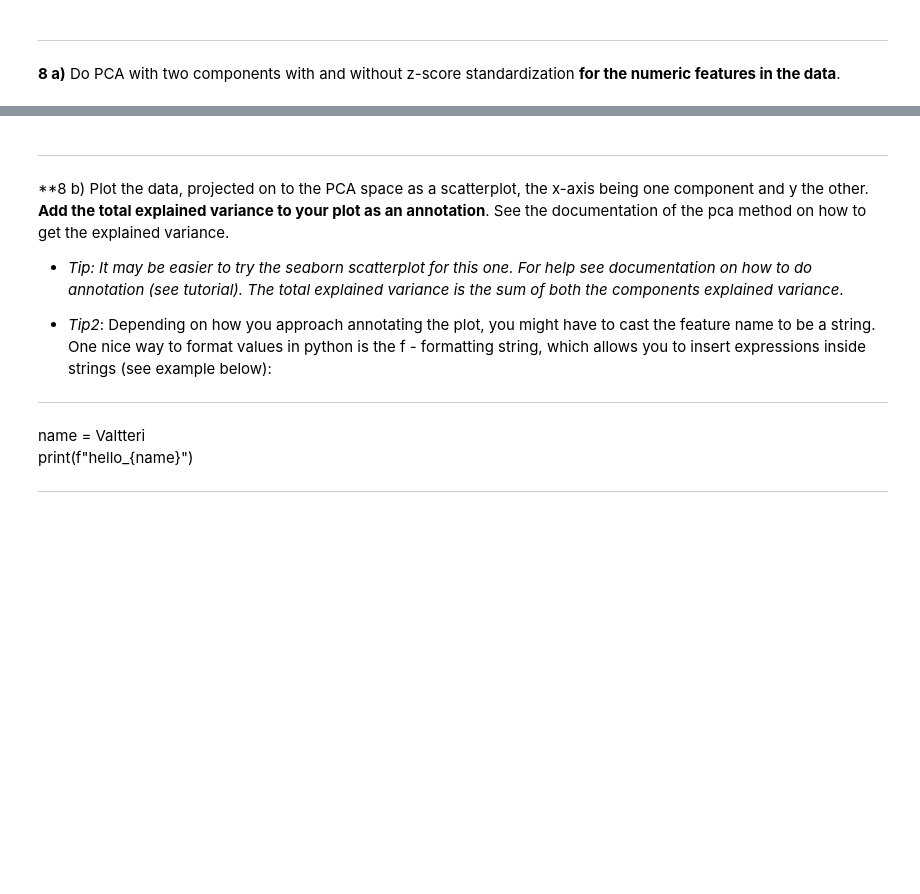
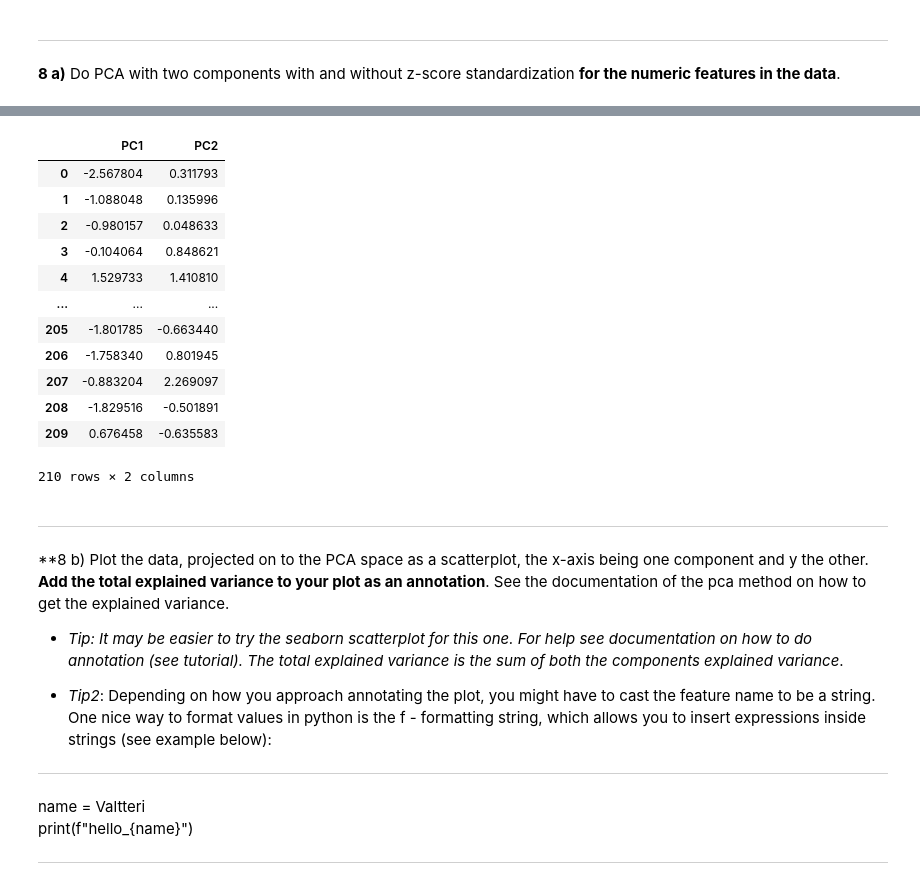
Before and after one commit to konstanyman/DAKD-E1, a Jupyter notebook: Konsta_Nyman_DAKD_2023_exercise_1.ipynb, the cells around one changed output, grey strips where cells are left out. Saved outputs shown, nothing was run; the diff lists cells and outputs as text; code cells hidden in the pictures; blank space fills up the shorter version.

```diff
--- a/Konsta_Nyman_DAKD_2023_exercise_1.ipynb
+++ b/Konsta_Nyman_DAKD_2023_exercise_1.ipynb
@@ -651,3 +678,31 @@ ____________
+# %%
+# with z-score standardization
+
+# standardization using formula
+z_standard_df = (data[numeric_features] - data[numeric_features].mean()) / data[numeric_features].std()
+
+pca.fit(z_standard_df) #fit pca to standardized dataframe
+
+zscore_ev = pca.explained_variance_.sum() #set explained variance to a variable
+
+zscore_pca_df = pd.DataFrame(pca.transform(z_standard_df),
+                             columns=['PC1', 'PC2'])
+
+zscore_pca_df
+# %% [output]
+|  | PC1 | PC2 |
+| 0 | -2.567804 | 0.311793 |
+| 1 | -1.088048 | 0.135996 |
+| 2 | -0.980157 | 0.048633 |
+| 3 | -0.104064 | 0.848621 |
+| 4 | 1.529733 | 1.410810 |
+| ... | ... | ... |
+| 205 | -1.801785 | -0.663440 |
+| 206 | -1.758340 | 0.801945 |
+| 207 | -0.883204 | 2.269097 |
+| 208 | -1.829516 | -0.501891 |
+| 209 | 0.676458 | -0.635583 |
+210 rows × 2 columns
 # %% [markdown]
 -------------
 
```
Also changed, not shown: parts of 16 cells of this notebook.
